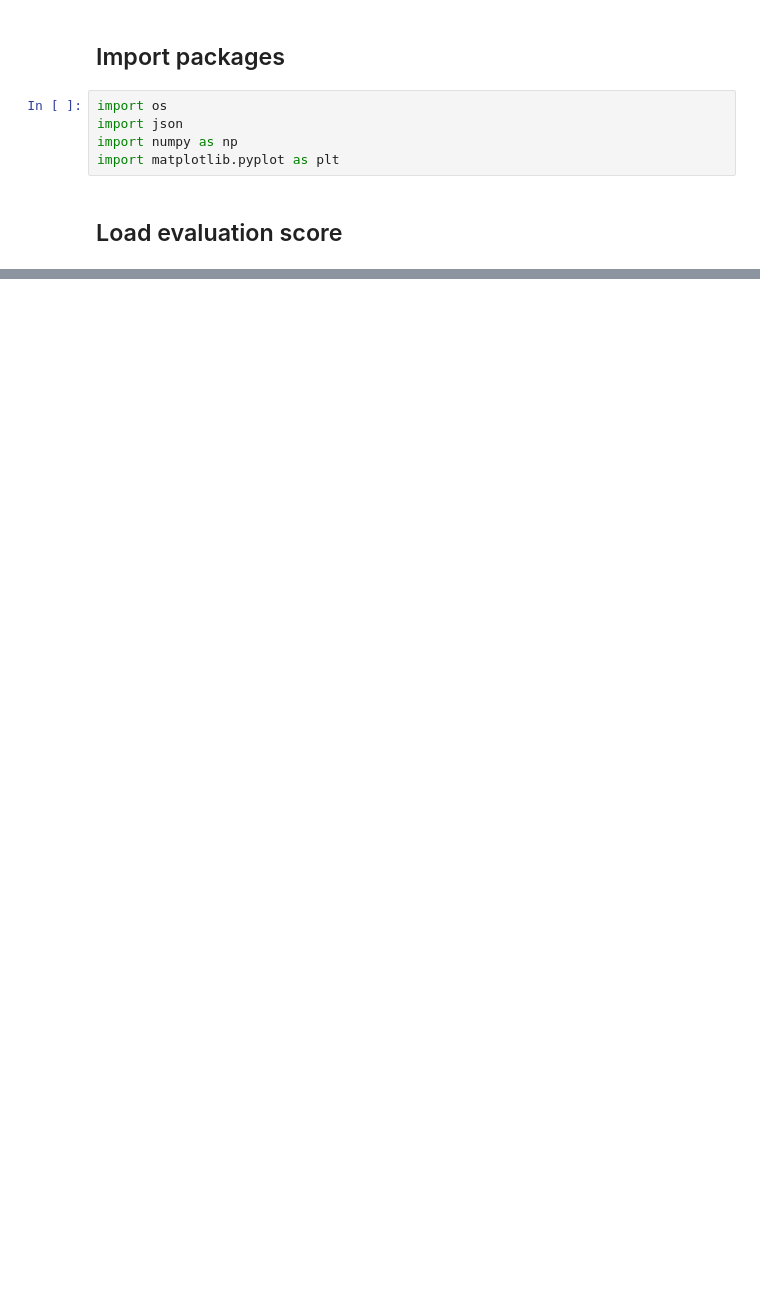
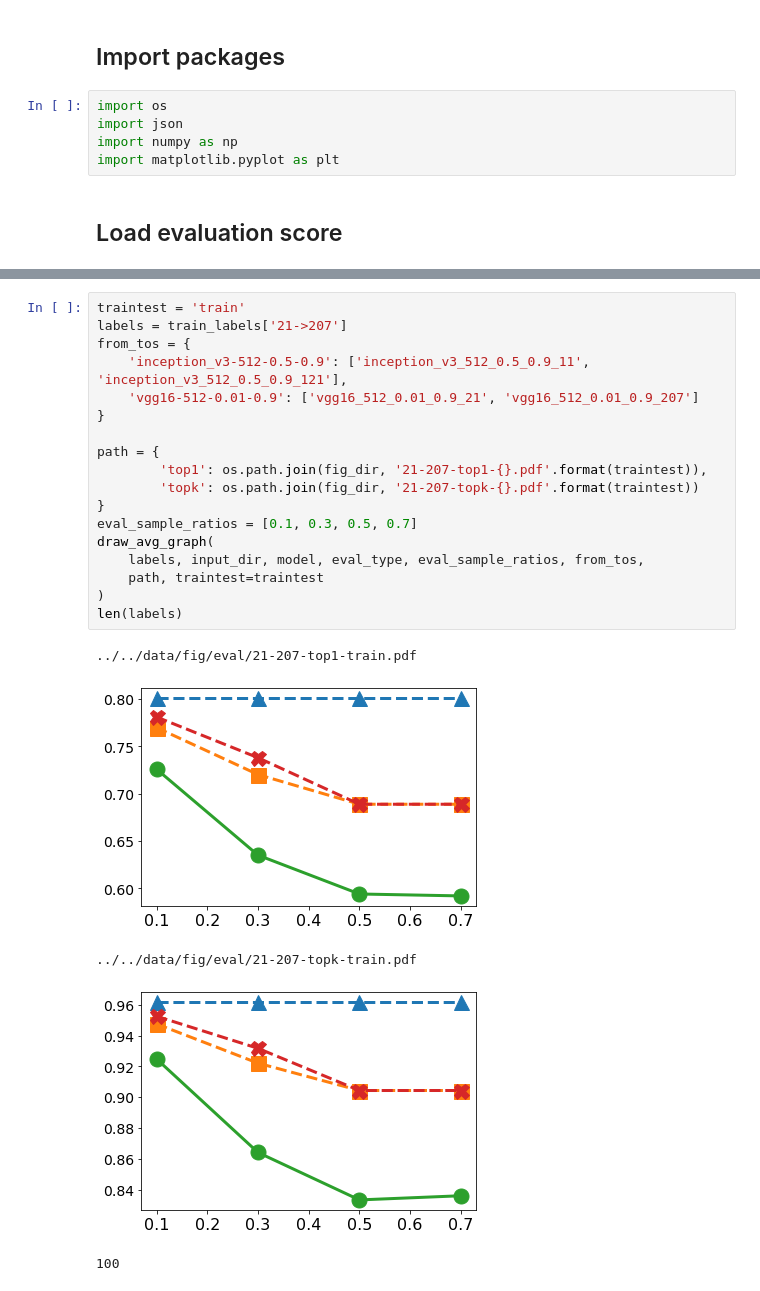
Before and after one commit to poloclub/ConceptEvo, a Jupyter notebook: src/utils/eval_imp_evo.ipynb, the cells around one changed output, grey strips where cells are left out. Saved outputs shown, nothing was run; the diff lists cells and outputs as text; blank space fills up the shorter version.

```diff
--- a/src/utils/eval_imp_evo.ipynb
+++ b/src/utils/eval_imp_evo.ipynb
@@ -401,0 +327,24 @@ draw_graph(label, model_data, eval_type=eval_type, eps=eps)
+# %%
+traintest = 'train'
+labels = train_labels['21->207']
+from_tos = {
+    'inception_v3-512-0.5-0.9': ['inception_v3_512_0.5_0.9_11', 'inception_v3_512_0.5_0.9_121'],
+    'vgg16-512-0.01-0.9': ['vgg16_512_0.01_0.9_21', 'vgg16_512_0.01_0.9_207']
+}
+
+path = {
+        'top1': os.path.join(fig_dir, '21-207-top1-{}.pdf'.format(traintest)),
+        'topk': os.path.join(fig_dir, '21-207-topk-{}.pdf'.format(traintest))
+}
+eval_sample_ratios = [0.1, 0.3, 0.5, 0.7]
+draw_avg_graph(
+    labels, input_dir, model, eval_type, eval_sample_ratios, from_tos,
+    path, traintest=traintest
+)
+len(labels)
+# %% [output]
+../../data/fig/eval/21-207-top1-train.pdf
+[figure, added]
+../../data/fig/eval/21-207-topk-train.pdf
+[figure, added]
+100
```
Also changed, not shown: parts of 42 cells of this notebook, 43 other files.
